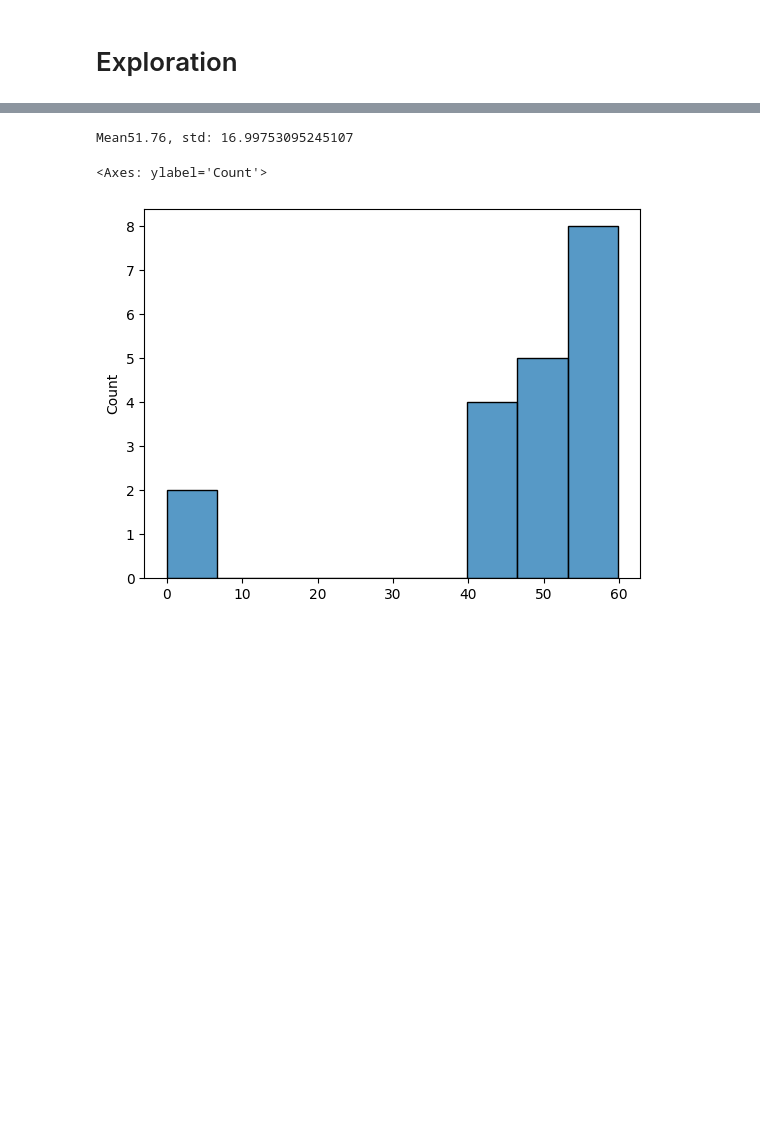
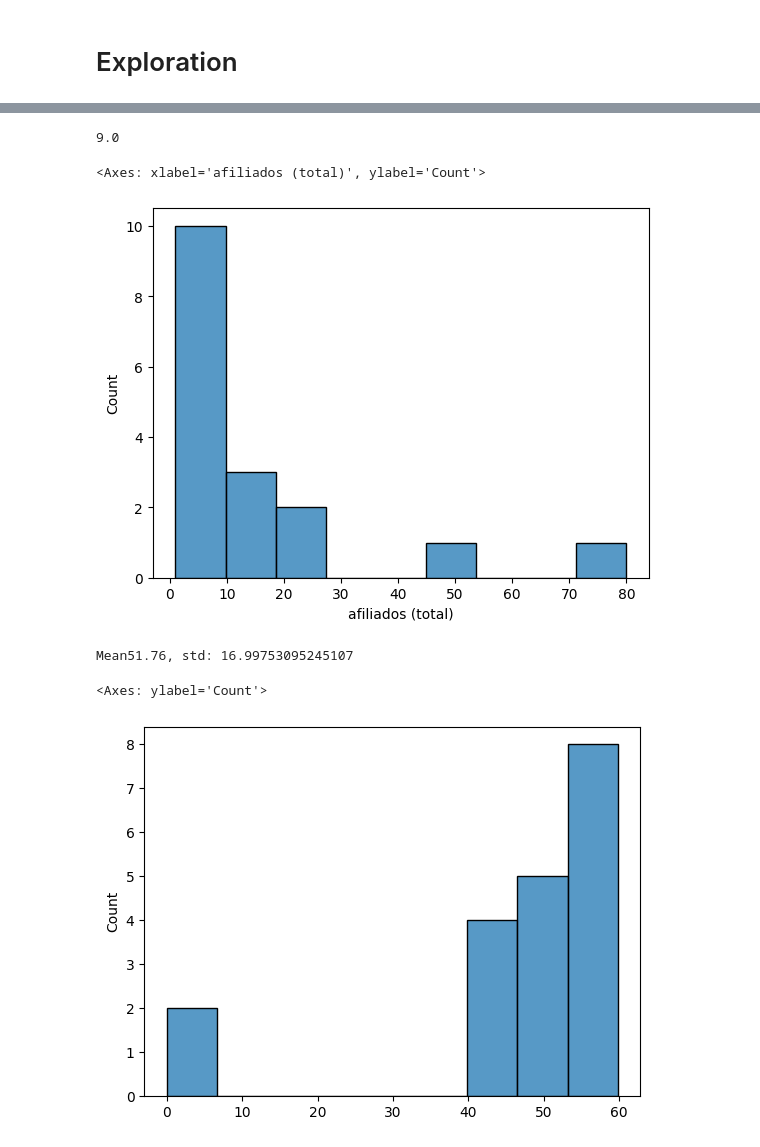
Before and after one commit to HarolReyes0/AnalisisIngresosPercapita, a Jupyter notebook: notebooks/eda.ipynb, the cells around one changed output, grey strips where cells are left out. Drawn from its saved outputs; the diff is of its cells as text; code cells hidden in the pictures; blank space fills up the shorter version.

```diff
--- a/notebooks/eda.ipynb
+++ b/notebooks/eda.ipynb
@@ -53,3 +65,11 @@ Mean48.24, std: 16.99753095245107
+# %%
+print(pct_growth.median())
+
+sns.histplot(pct_growth)
+# %% [output]
+9.0
+<Axes: xlabel='afiliados (total)', ylabel='Count'>
+[figure, added]
 # %%
 contributed = calculate_pct(one0['afiliados (contributivo)'], one0['afiliados (total)'])
 
```
Also changed, not shown: parts of 21 cells of this notebook, 3 other files.
